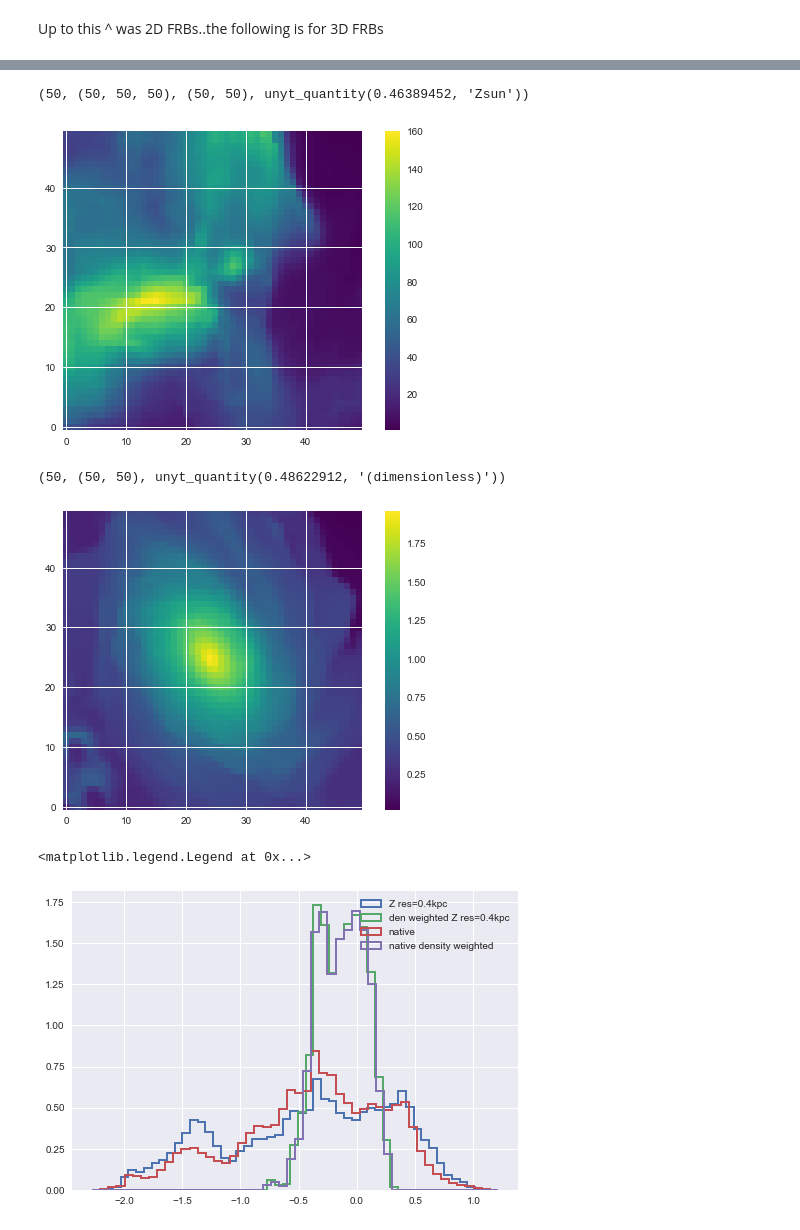
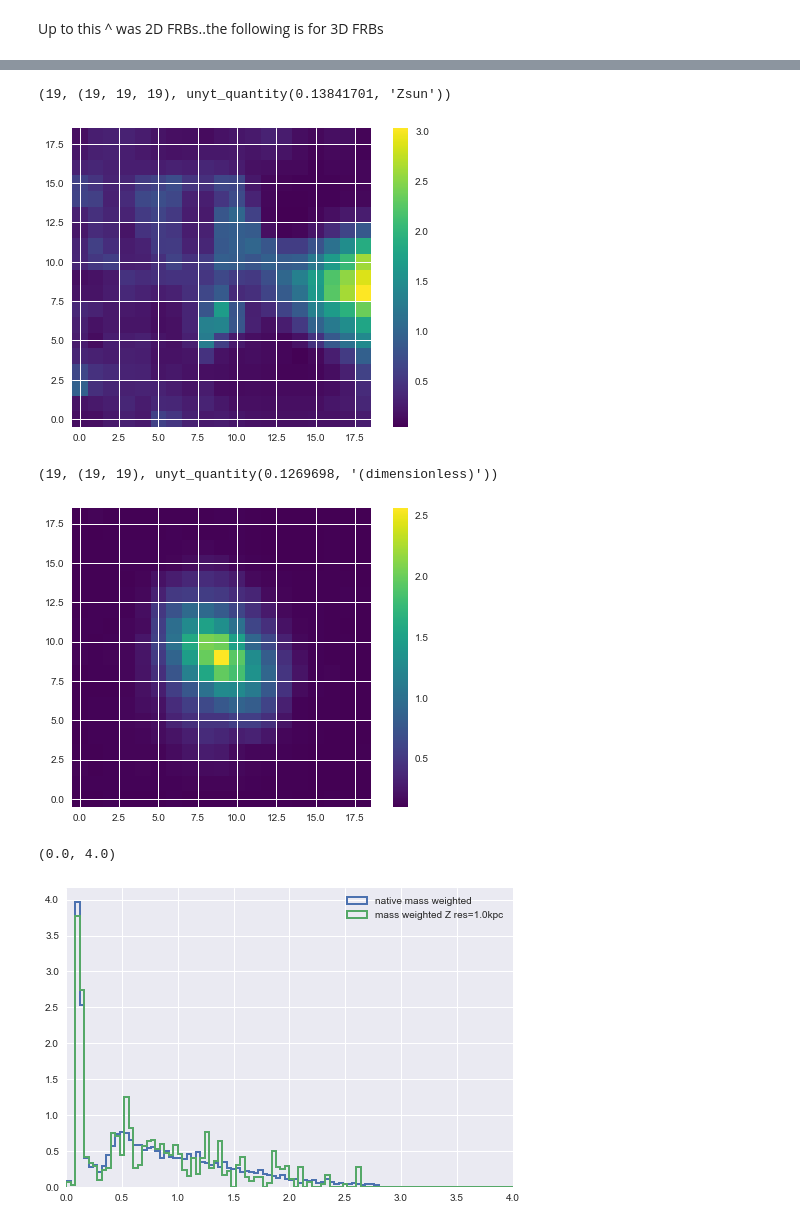
Before and after one commit to foggie-sims/foggie, a Jupyter notebook: foggie/ayan_acharyya_codes/Zscatter_tests.ipynb, the cells around one changed output, grey strips where cells are left out. Cells and saved outputs as stored; diff of their text form; code cells hidden in the pictures.

```diff
--- a/foggie/ayan_acharyya_codes/Zscatter_tests.ipynb
+++ b/foggie/ayan_acharyya_codes/Zscatter_tests.ipynb
@@ -25,7 +22,7 @@ field = ('gas', 'metallicity')
 # %%
-foggie_dir = '/Users/acharyya/models/simulation_output/foggie/' #'/Volumes/Elements/foggieforayan/' #
+foggie_dir = '/Volumes/Elements/foggieforayan/' # '/Users/acharyya/models/simulation_output/foggie/' #
 halo = '8508'
 run = 'nref11c_nref9f'
-output = 'RD0042'
+output = 'DD1478'
 ds = yt.load(foggie_dir + 'halo_00' + halo + '/' + run + '/' + output + '/' + output)
 # %% [output]
@@ -41,0 +39,9 @@ yt : [INFO     ] 2022-08-03 16:41:28,185 Parameters: hubble_constant           =
+# %%
+galrad = 10 # kpc
+galrad = galrad / (1 + ds.current_redshift) / 0.695 # to convert to comoving galrad ckpch^-1 as sopposed to physical galrad kpc
+box_width = 2 * galrad # kpc
+res = 1 # kpc
+nbins = 100
+xmax = 4
+field = ('gas', 'metallicity')
+print(galrad)
@@ -63,6 +72,7 @@ print(box_center, box_width)
 # %%
 Znative = box[field].in_units('Zsun').ndarray_view()
 dnative = box[('gas', 'density')].in_units('Msun/pc**3').ndarray_view()
+mnative = box[('gas', 'mass')].in_units('Msun').ndarray_view()
 # %%
 p = yt.ProjectionPlot(ds, 'x', field, center=box_center, data_source=box, width=box_width, weight_field=('gas', 'density'))
 #p.set_log(field, True)
@@ -238,8 +253,8 @@ plt.imshow(Zres_direct.mean(axis=ax), cmap='viridis')
 plt.colorbar()
 len(Zres_direct), np.shape(Zres_direct),np.median(Zres_direct)
 # %% [output]
-(50, (50, 50, 50), (50, 50), unyt_quantity(0.46389452, 'Zsun'))
+(19, (19, 19, 19), unyt_quantity(0.13841701, 'Zsun'))
-[figure, old version]
+[figure, new version]
 # %%
 from yt.utilities.physical_ratios import metallicity_sun
 Zres_div = metal_res.sum(axis=ax) / mass_res.sum(axis=ax) / metallicity_sun
@@ -247,18 +262,13 @@ plt.imshow(Zres_div, cmap='viridis')
 plt.colorbar()
 len(Zres_div), np.shape(Zres_div),  np.median(Zres_div)
 # %% [output]
-(50, (50, 50), unyt_quantity(0.48622912, '(dimensionless)'))
+(19, (19, 19), unyt_quantity(0.1269698, '(dimensionless)'))
-[figure, old version]
+[figure, new version]
 # %%
-#plt.hist(np.log10(Znative), bins=50, histtype='step', lw=2, label='native')
-plt.hist(np.log10(Zres_direct.flatten()), bins=50, histtype='step', lw=2, density=True, label='Z res=%.1Fkpc'%(res))
-plt.hist(np.log10(Zres_direct.flatten()), bins=50, histtype='step', lw=2, density=True, weights=den_res.flatten(), label='den weighted Z res=%.1Fkpc'%(res))
-
-plt.hist(np.log10(Znative), bins=50, histtype='step', lw=2, density=True, label='native')
-plt.hist(np.log10(Znative), bins=50, histtype='step', lw=2, density=True, weights=dnative, label='native density weighted')
-
+plt.hist(Znative, bins=nbins, range=(0, xmax), histtype='step', lw=2, density=True, weights=mnative, label='native mass weighted')
+plt.hist(Zres_direct.flatten(), bins=nbins, range=(0, xmax), histtype='step', lw=2, density=True, weights=mass_res.flatten(), label='mass weighted Z res=%.1Fkpc'%(res))
 plt.legend()
-#plt.xlim(-1.5, 0.2)
+plt.xlim(0, xmax)
 # %% [output]
-<matplotlib.legend.Legend at 0x...>
+(0.0, 4.0)
-[figure, old version]
+[figure, new version]
```
Also changed, not shown: parts of 24 cells of this notebook, 3 other files.
